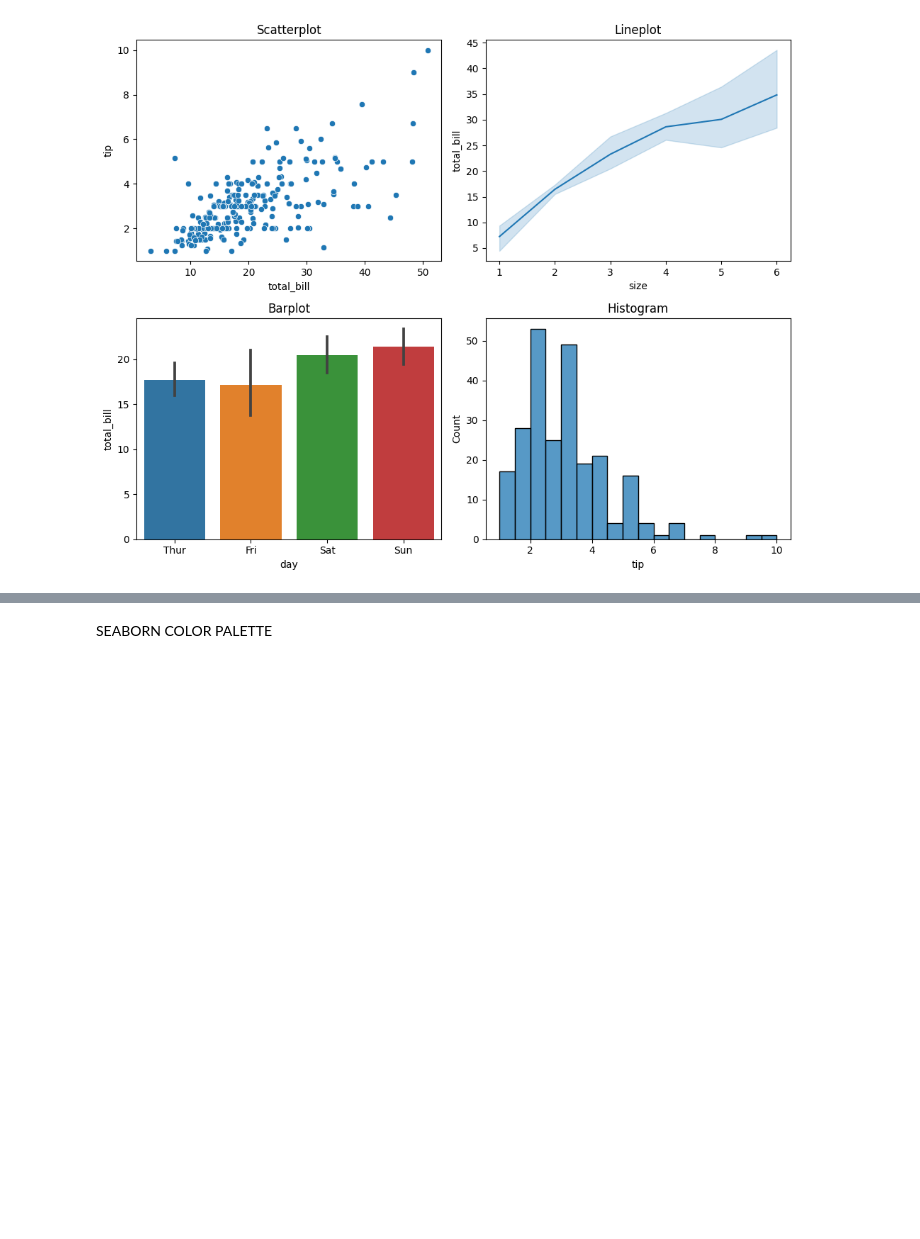
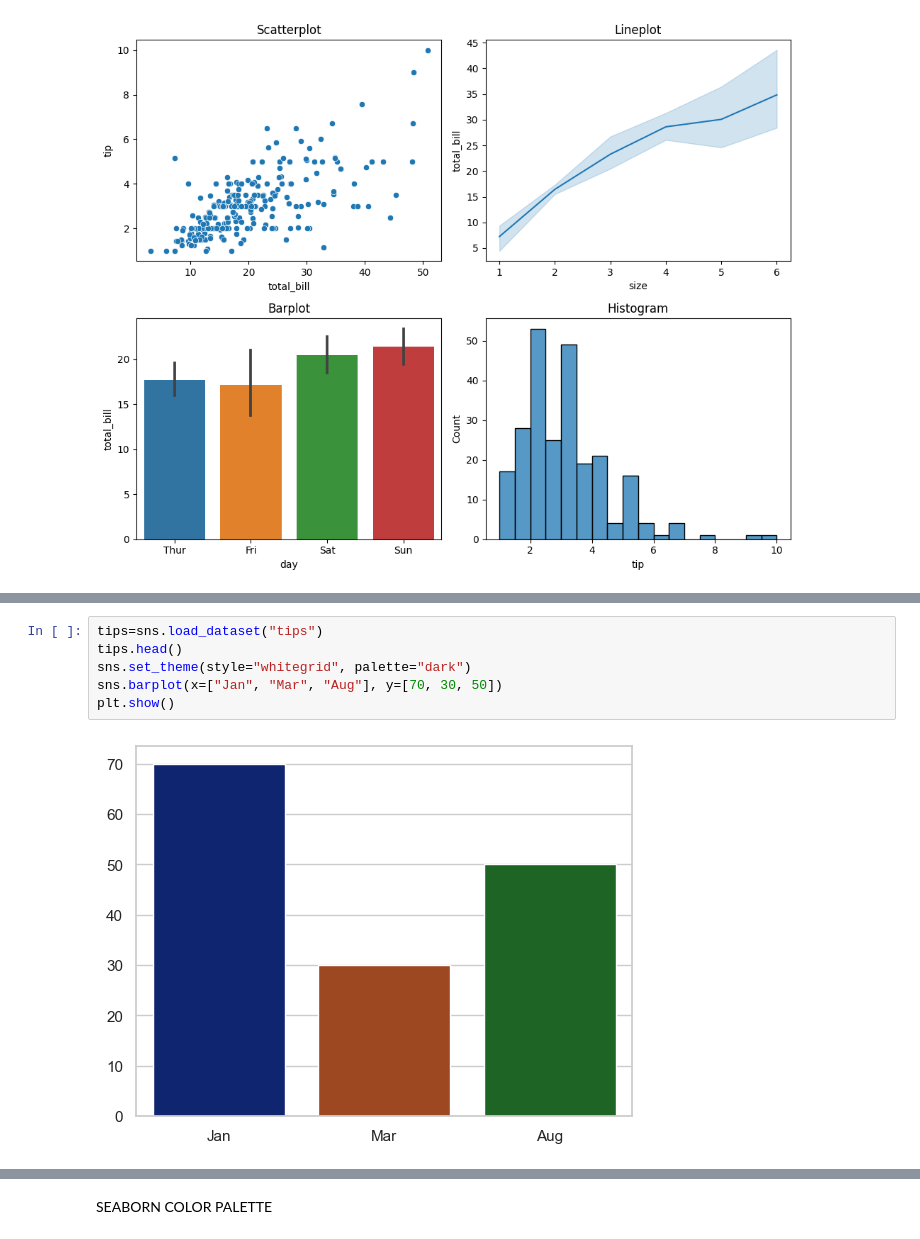
Before and after one commit to LangatMark/DataScience, a Jupyter notebook: trial/data visualization with Matplotlib, seaborn.ipynb, the cells around one changed output, grey strips where cells are left out. Saved outputs shown, nothing was run; the diff lists cells and outputs as text; blank space fills up the shorter version.

```diff
--- a/trial/data visualization with Matplotlib, seaborn.ipynb
+++ b/trial/data visualization with Matplotlib, seaborn.ipynb
@@ -1600,0 +1656,8 @@ plt.show()
+# %%
+tips=sns.load_dataset("tips")
+tips.head()
+sns.set_theme(style="whitegrid", palette="dark")
+sns.barplot(x=["Jan", "Mar", "Aug"], y=[70, 30, 50])
+plt.show()
+# %% [output]
+[figure, added]
```
Also changed, not shown: parts of 16 cells of this notebook.
